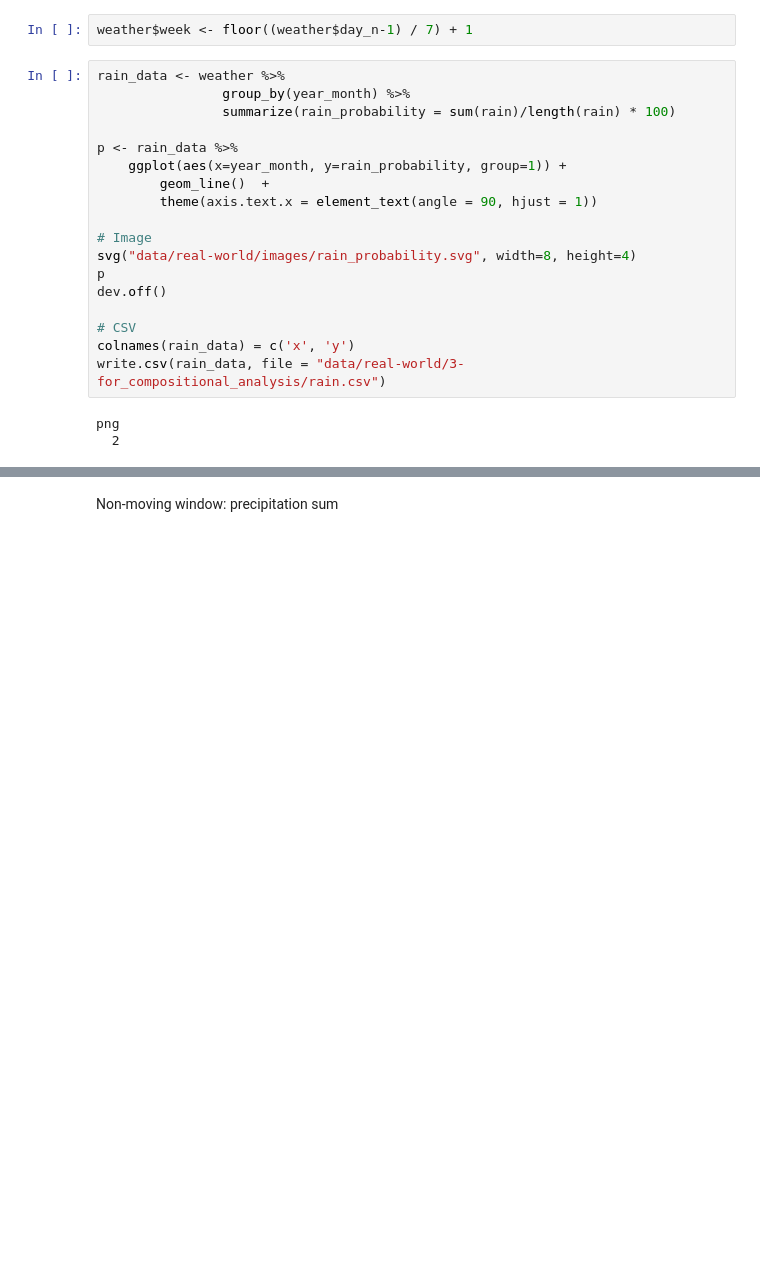
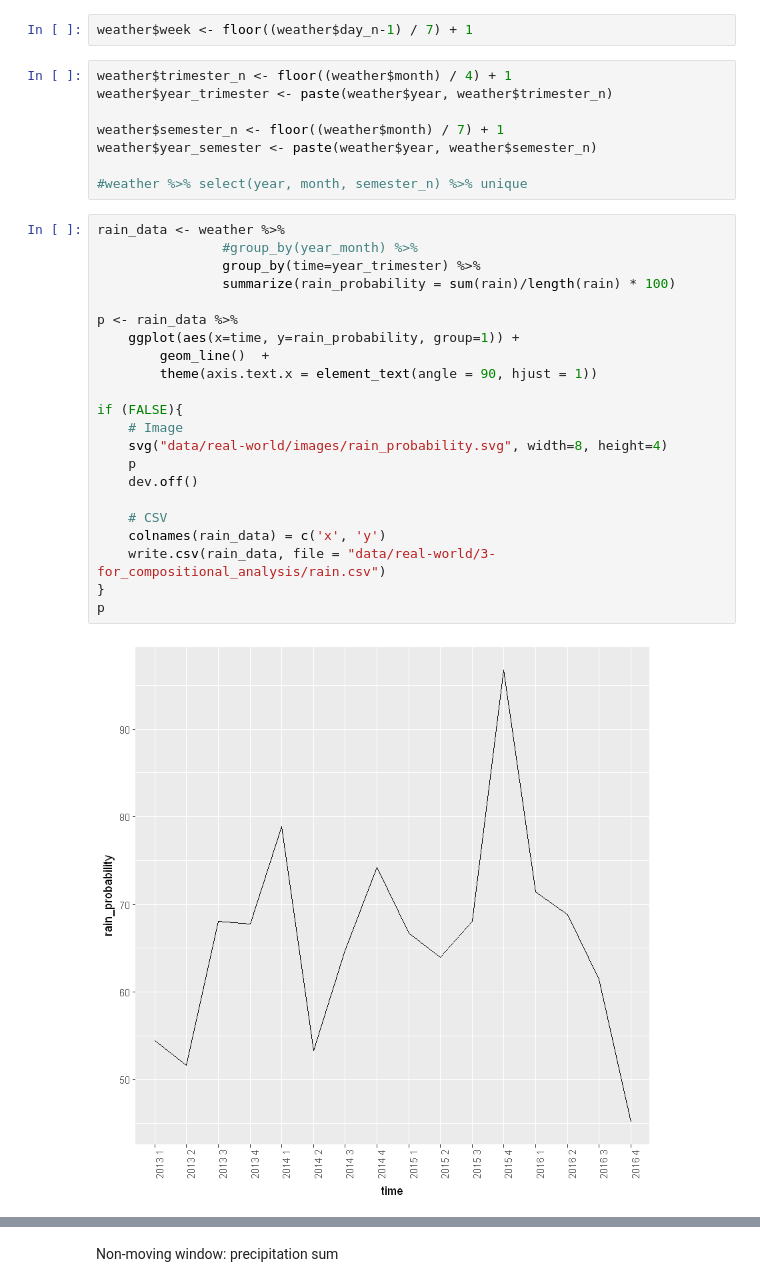
Before and after one commit to ericschulz/compforca, a Jupyter notebook: Data analysis/2- Paper work (R).ipynb, the cells around one changed output, grey strips where cells are left out. Drawn from its saved outputs; the diff is of its cells as text; blank space fills up the shorter version.

Commit message:
New grid plot
New grid plot. New FB data. Rain data per trimesters.

```diff
--- a/Data analysis/2- Paper work (R).ipynb
+++ b/Data analysis/2- Paper work (R).ipynb
@@ -161,24 +154,35 @@ Non-moving window: probability of event
 weather$rain <- grepl("Rain", weather$Events)
 # %%
 weather$week <- floor((weather$day_n-1) / 7) + 1
+# %%
+weather$trimester_n <- floor((weather$month) / 4) + 1
+weather$year_trimester <- paste(weather$year, weather$trimester_n)
+
+weather$semester_n <- floor((weather$month) / 7) + 1
+weather$year_semester <- paste(weather$year, weather$semester_n)
+
+#weather %>% select(year, month, semester_n) %>% unique
 # %%
 rain_data <- weather %>%
-                group_by(year_month) %>%
+                #group_by(year_month) %>%
+                group_by(time=year_trimester) %>%
                 summarize(rain_probability = sum(rain)/length(rain) * 100)
 
 p <- rain_data %>%
-    ggplot(aes(x=year_month, y=rain_probability, group=1)) +
+    ggplot(aes(x=time, y=rain_probability, group=1)) +
         geom_line()  +
         theme(axis.text.x = element_text(angle = 90, hjust = 1))
 
-# Image
-svg("data/real-world/images/rain_probability.svg", width=8, height=4)
+if (FALSE){
+    # Image
+    svg("data/real-world/images/rain_probability.svg", width=8, height=4)
+    p
+    dev.off()
+
+    # CSV
+    colnames(rain_data) = c('x', 'y')
+    write.csv(rain_data, file = "data/real-world/3- for_compositional_analysis/rain.csv")
+}
 p
-dev.off()
-
-# CSV
-colnames(rain_data) = c('x', 'y')
-write.csv(rain_data, file = "data/real-world/3- for_compositional_analysis/rain.csv")
 # %% [output]
-png
-  2
+[figure, added]
```
Also changed, not shown: parts of 6 cells of this notebook, 20 other files.
